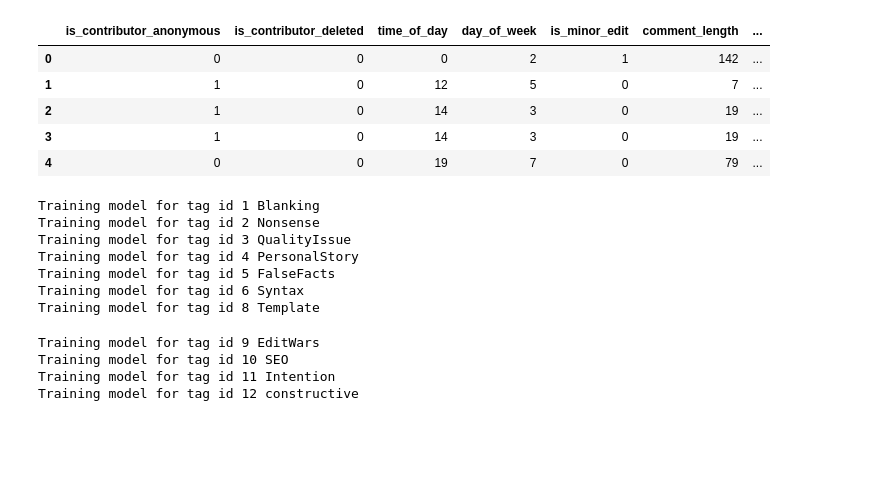
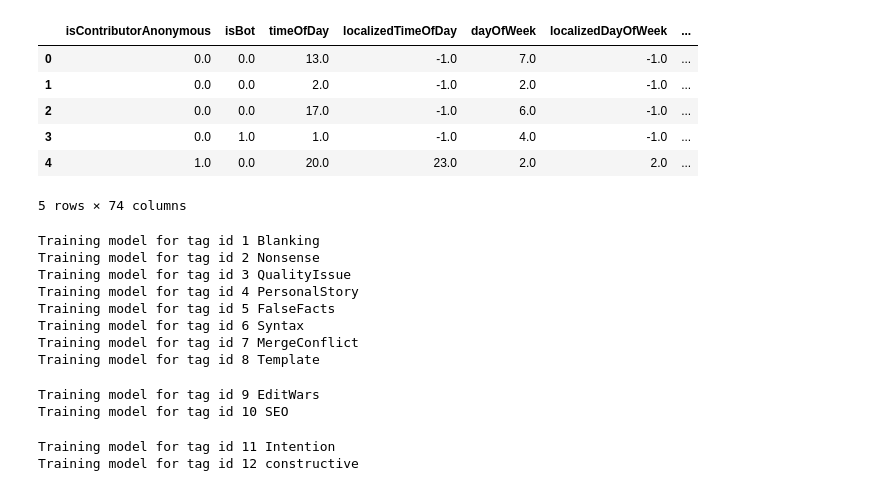
Before and after one commit to HPI-Information-Systems/wikipediatablevandalism, a Jupyter notebook: classifier/multilabel_vandalism_detector.ipynb, the cells around one changed output. Drawn from its saved outputs; the diff is of its cells as text; code cells hidden in the pictures; blank space fills up the shorter version.

```diff
--- a/classifier/multilabel_vandalism_detector.ipynb
+++ b/classifier/multilabel_vandalism_detector.ipynb
@@ -9,17 +9,18 @@ from sklearn.preprocessing import normalize
 from pprint import pprint
 # %%
 # Import dataset
-df = pd.read_csv('./data/features-modified-total.csv')
+df = pd.read_csv('./data/features-total-1770c41.csv')
 tag_df = pd.read_csv('./data/tag.csv')
 labels = df.columns
 df.head()
 # %% [output]
-|  | is_contributor_anonymous | is_contributor_deleted | time_of_day | day_of_week | is_minor_edit | comment_length | ... |
-| 0 | 0 | 0 | 0 | 2 | 1 | 142 | ... |
-| 1 | 1 | 0 | 12 | 5 | 0 | 7 | ... |
-| 2 | 1 | 0 | 14 | 3 | 0 | 19 | ... |
-| 3 | 1 | 0 | 14 | 3 | 0 | 19 | ... |
-| 4 | 0 | 0 | 19 | 7 | 0 | 79 | ... |
+|  | isContributorAnonymous | isBot | timeOfDay | localizedTimeOfDay | dayOfWeek | localizedDayOfWeek | ... |
+| 0 | 0.0 | 0.0 | 13.0 | -1.0 | 7.0 | -1.0 | ... |
+| 1 | 0.0 | 0.0 | 2.0 | -1.0 | 2.0 | -1.0 | ... |
+| 2 | 0.0 | 0.0 | 17.0 | -1.0 | 6.0 | -1.0 | ... |
+| 3 | 0.0 | 1.0 | 1.0 | -1.0 | 4.0 | -1.0 | ... |
+| 4 | 1.0 | 0.0 | 20.0 | 23.0 | 2.0 | 2.0 | ... |
+5 rows × 74 columns
 # %%
 # Convert from pandas to numpy arrays
 X = df.drop(['tag_id'], axis=1)
@@ -90,11 +91,12 @@ Training model for tag id 3 QualityIssue
 Training model for tag id 4 PersonalStory
 Training model for tag id 5 FalseFacts
 Training model for tag id 6 Syntax
+Training model for tag id 7 MergeConflict
 Training model for tag id 8 Template
 Training model for tag id 9 EditWars
 Training model for tag id 10 SEO
-Training model for tag id 11 Intention
-Training model for tag id 12 constructive
+Training model for tag id 11 Intention
+Training model for tag id 12 constructive
 # %%
 # Evaluate models:
 for tag_id in get_tag_ids():
```
Also changed, not shown: parts of 1 cell of this notebook, 13 other files.
